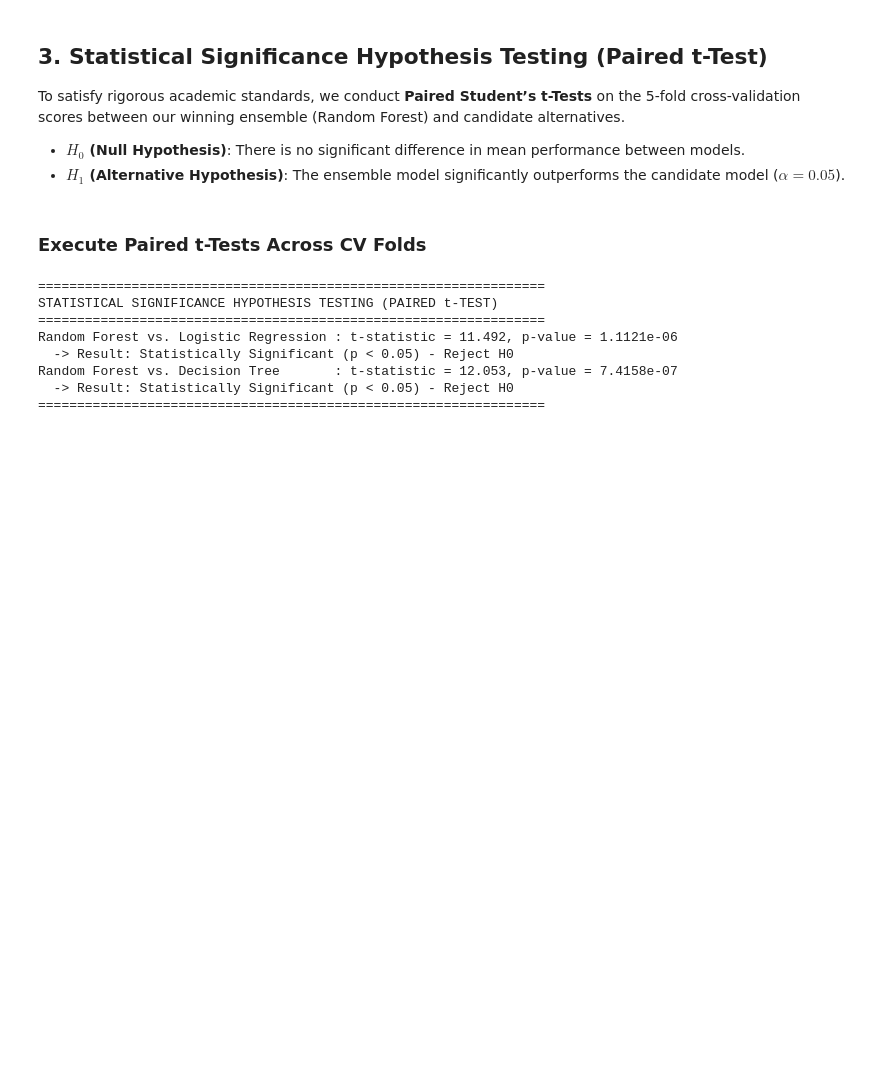
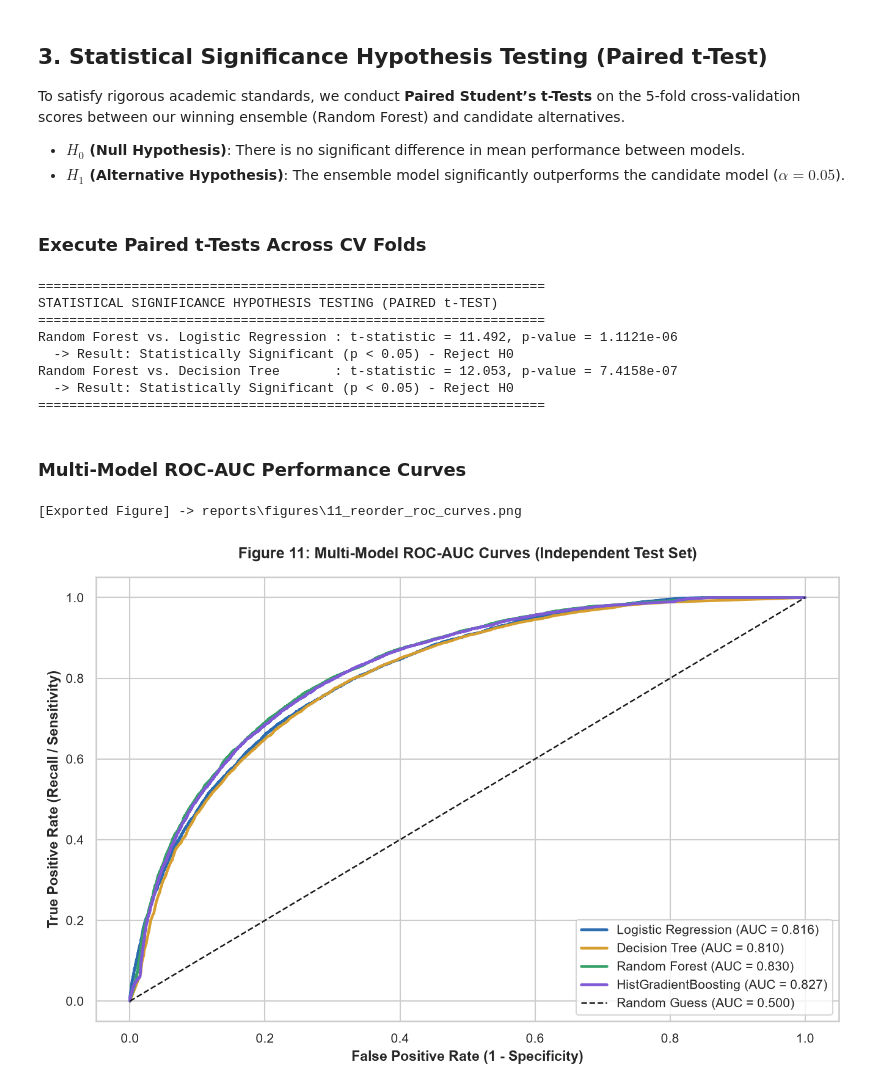
Before and after one commit to Chathuka-Pehesara/supermarket-basket-reorder-analytics, a Jupyter notebook: notebooks/04_stakeholder_validation.ipynb, the cells around one changed output. Drawn from its saved outputs; the diff is of its cells as text; code cells hidden in the pictures; blank space fills up the shorter version.

Commit message:
Multi-Model ROC-AUC Performance Curves

```diff
--- a/notebooks/04_stakeholder_validation.ipynb
+++ b/notebooks/04_stakeholder_validation.ipynb
@@ -184,3 +184,33 @@ Random Forest vs. Logistic Regression : t-statistic = 11.492, p-value = 1.1121e-
 Random Forest vs. Decision Tree       : t-statistic = 12.053, p-value = 7.4158e-07
   -> Result: Statistically Significant (p < 0.05) - Reject H0
 =================================================================
+# %% [markdown]
+### Multi-Model ROC-AUC Performance Curves
+# %%
+fig, ax = plt.subplots(figsize=(9, 6))
+
+colors = {
+    "Logistic Regression": "#2b6cb0",
+    "Decision Tree": "#d69e2e",
+    "Random Forest": "#38a169",
+    "HistGradientBoosting": "#805ad5"
+}
+
+for name in models.keys():
+    proba = predictions_dict[name]["proba"]
+    fpr, tpr, _ = roc_curve(y_test, proba)
+    auc_val = roc_auc_score(y_test, proba)
+    ax.plot(fpr, tpr, label=f"{name} (AUC = {auc_val:.3f})", color=colors[name], linewidth=2.2)
+
+ax.plot([0, 1], [0, 1], "k--", label="Random Guess (AUC = 0.500)", linewidth=1.2)
+ax.set_title("Figure 11: Multi-Model ROC-AUC Curves (Independent Test Set)", pad=15)
+ax.set_xlabel("False Positive Rate (1 - Specificity)", fontweight="bold")
+ax.set_ylabel("True Positive Rate (Recall / Sensitivity)", fontweight="bold")
+ax.legend(loc="lower right", fontsize=10)
+
+plt.tight_layout()
+save_figure(fig, "11_reorder_roc_curves.png")
+plt.show()
+# %% [output]
+[Exported Figure] -> reports\figures\11_reorder_roc_curves.png
+[figure, added]
```
